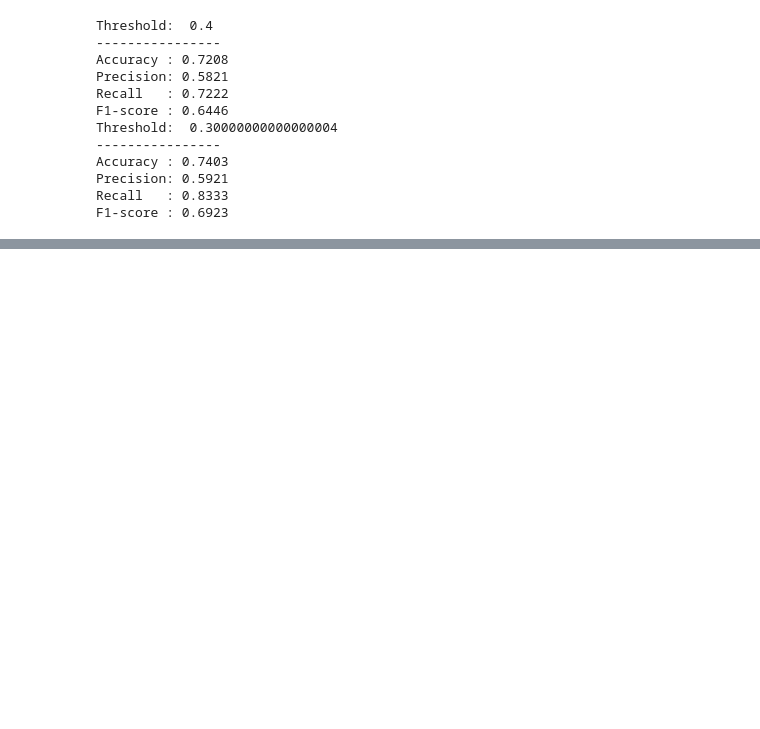
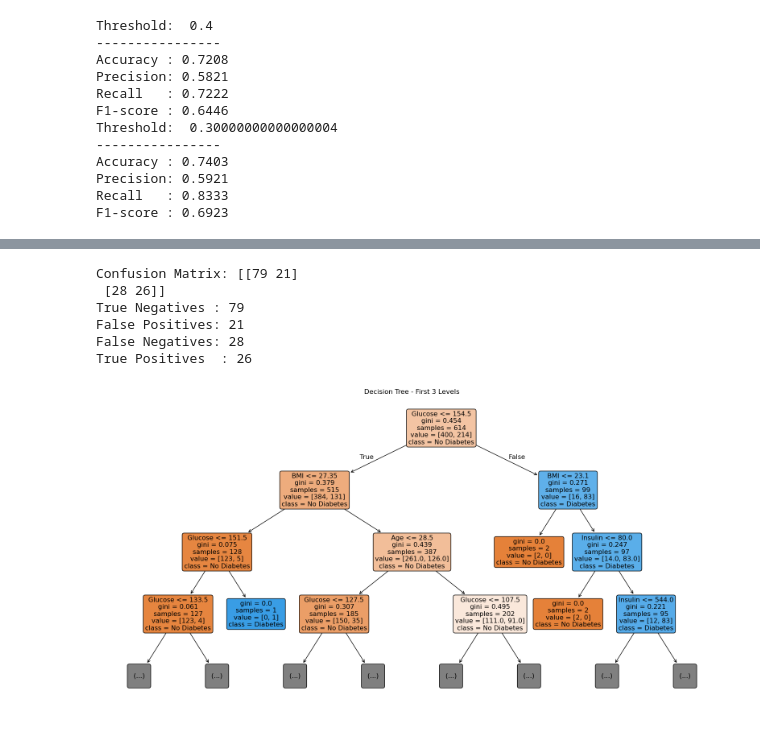
Before and after one commit to kindy10/DiabetesPrediction, a Jupyter notebook: notebooks/diabetes_prediction.ipynb, the cells around one changed output, grey strips where cells are left out. Saved outputs shown, nothing was run; the diff lists cells and outputs as text; code cells hidden in the pictures; blank space fills up the shorter version.

Commit message:
Add decision tree classifier

```diff
--- a/notebooks/diabetes_prediction.ipynb
+++ b/notebooks/diabetes_prediction.ipynb
@@ -765,3 +765,15 @@ Accuracy : 0.7403
 Precision: 0.5921
 Recall   : 0.8333
 F1-score : 0.6923
+# %%
+#Decision Tree Classifier
+from sklearn.tree import DecisionTreeClassifier
+
+#Create the baseline Decision tree
+
+decision_tree_model = DecisionTreeClassifier(
+    random_state=42
+)
+
+#Train it
+decision_tree_model.fit(X_train_rf,y_train)
@@ -767,0 +820,37 @@ F1-score : 0.6923
+# %%
+#Confusion Matrix
+dt_cm =  confusion_matrix(y_test,dt_predictions)
+print("Confusion Matrix:", dt_cm)
+tn, fp, fn, tp = dt_cm.ravel()
+
+print("True Negatives :", tn)
+print("False Positives:", fp)
+print("False Negatives:", fn)
+print("True Positives  :", tp)
+# %% [output]
+Confusion Matrix: [[79 21]
+ [28 26]]
+True Negatives : 79
+False Positives: 21
+False Negatives: 28
+True Positives  : 26
+# %%
+#Visualize the tree
+from sklearn.tree import plot_tree
+
+plt.figure(figsize=(20, 10))
+
+plot_tree(
+    decision_tree_model,
+    feature_names=X.columns,
+    class_names=["No Diabetes", "Diabetes"],
+    filled=True,
+    rounded=True,
+    max_depth=3
+)
+
+plt.title("Decision Tree - First 3 Levels")
+plt.savefig("../reports/decision_tree.png")
+plt.show()
+# %% [output]
+[figure, added]
```
Also changed, not shown: parts of 4 cells of this notebook, 1 other file.
